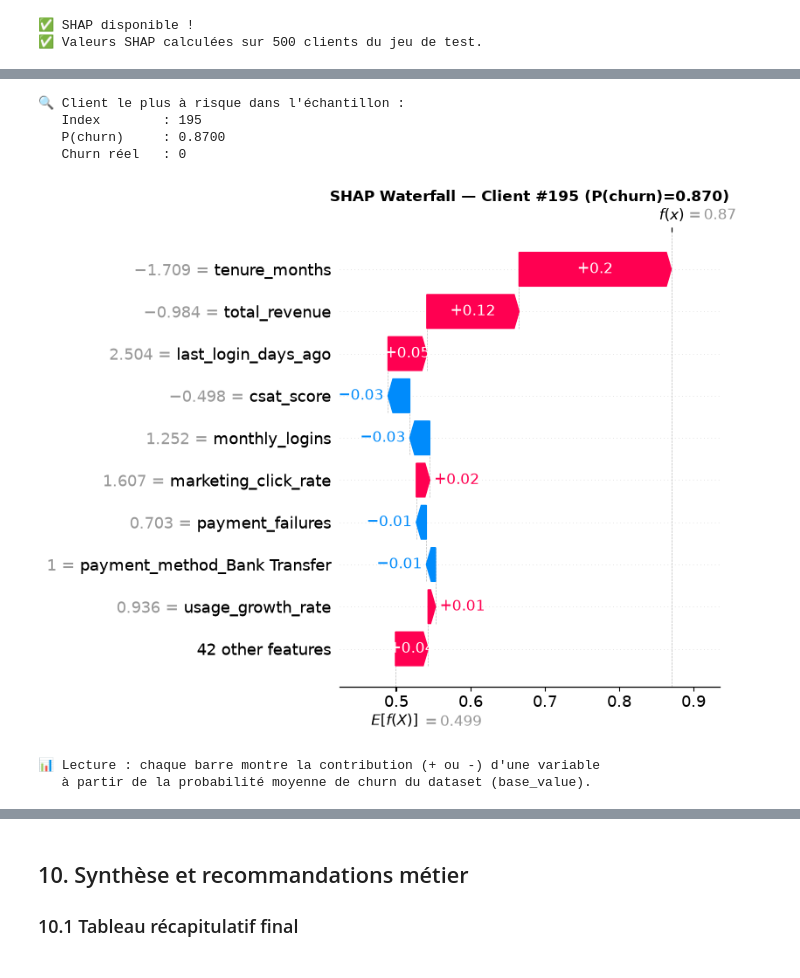
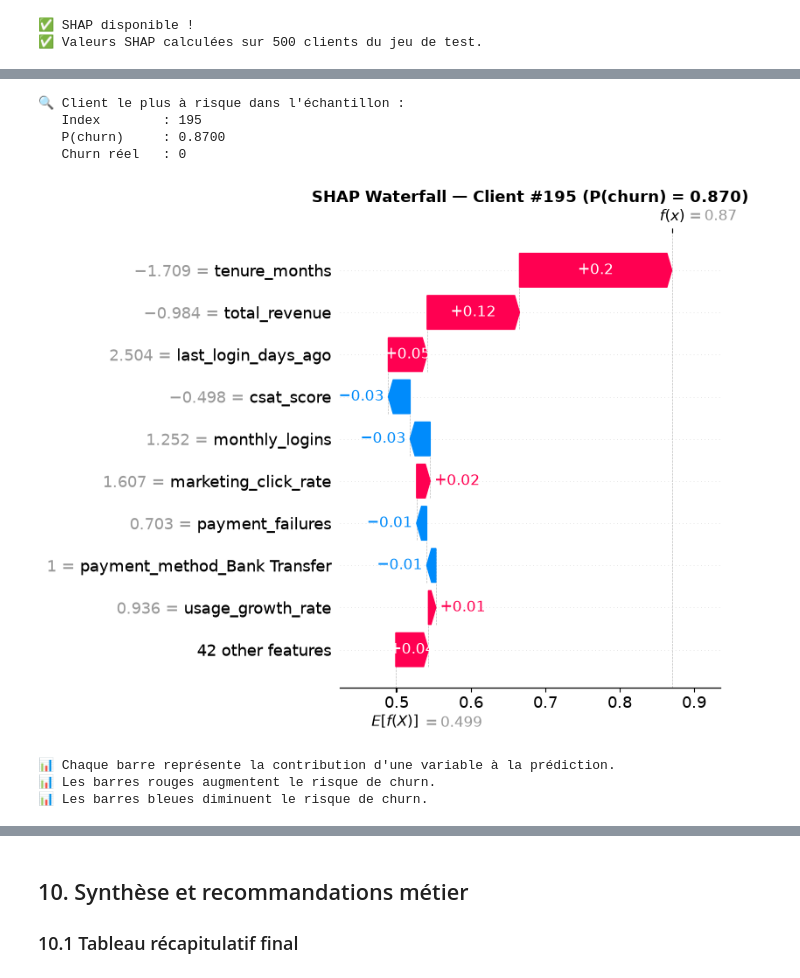
Before and after one commit to imensouidi/Customer-churn-ai, a Jupyter notebook: notebooks/04_Evaluation.ipynb, the cells around one changed output, grey strips where cells are left out. Drawn from its saved outputs; the diff is of its cells as text; code cells hidden in the pictures.

```diff
--- a/notebooks/04_Evaluation.ipynb
+++ b/notebooks/04_Evaluation.ipynb
@@ -705,8 +707,12 @@ if shap_ok:
     sample_size = min(500, X_test.shape[0])
     X_sample = X_test[:sample_size]
 
+    # Calcul des valeurs SHAP
     shap_values = explainer.shap_values(X_sample)
 
+    # Sélection de la classe positive (Churn = 1)
+    shap_values_class1 = shap_values[:, :, 1]
+
     print(f"✅ Valeurs SHAP calculées sur {sample_size} clients du jeu de test.")
 # %% [output]
 ✅ SHAP disponible !
@@ -777,38 +783,48 @@ if shap_ok:
 # %%
 if shap_ok:
-    # 9.3 Waterfall — explication locale pour un client à haut risque
+
+    # 9.3 Waterfall — Explication locale d'un client à haut risque
     y_proba_sample = best_model.predict_proba(X_sample)[:, 1]
-    high_risk_idx  = int(np.argmax(y_proba_sample))
+    high_risk_idx = np.argmax(y_proba_sample)
 
-    print(f'🔍 Client le plus à risque dans l\'échantillon :')
-    print(f'   Index        : {high_risk_idx}')
-    print(f'   P(churn)     : {y_proba_sample[high_risk_idx]:.4f}')
-    print(f'   Churn réel   : {int(y_test[high_risk_idx])}')
+    print("🔍 Client le plus à risque dans l'échantillon :")
+    print(f"   Index        : {high_risk_idx}")
+    print(f"   P(churn)     : {y_proba_sample[high_risk_idx]:.4f}")
+    print(f"   Churn réel   : {int(y_test[high_risk_idx])}")
 
-    # Extraction des valeurs SHAP pour la classe 1 (churn)
-    shap_vals_class1 = shap_values[:, :, 1] if shap_values.ndim == 3 else shap_values[1]
-    base_val_class1  = explainer.expected_value[1] if isinstance(explainer.expected_value, (list, np.ndarray)) else explainer.expected_value
+    # Valeur de base pour la classe Churn (1)
+    base_value = explainer.expected_value
+    if isinstance(base_value, (list, np.ndarray)):
+        base_value = base_value[1]
 
     shap.waterfall_plot(
         shap.Explanation(
-            values=shap_vals_class1[high_risk_idx],
-            base_values=base_val_class1,
+            values=shap_values_class1[high_risk_idx],
+            base_values=base_value,
             data=X_sample[high_risk_idx],
             feature_names=all_features
         ),
         show=False
     )
-    plt.title(f'SHAP Waterfall — Client #{high_risk_idx} (P(churn)={y_proba_sample[high_risk_idx]:.3f})',
-              fontweight='bold')
+
+    plt.title(
+        f"SHAP Waterfall — Client #{high_risk_idx} (P(churn) = {y_proba_sample[high_risk_idx]:.3f})",
+        fontsize=13,
+        fontweight="bold"
+    )
+
     plt.tight_layout()
     plt.show()
-    print('\n📊 Lecture : chaque barre montre la contribution (+ ou -) d\'une variable')
-    print('   à partir de la probabilité moyenne de churn du dataset (base_value).')
+
+    print("\n📊 Chaque barre représente la contribution d'une variable à la prédiction.")
+    print("📊 Les barres rouges augmentent le risque de churn.")
+    print("📊 Les barres bleues diminuent le risque de churn.")
 # %% [output]
 🔍 Client le plus à risque dans l'échantillon :
    Index        : 195
    P(churn)     : 0.8700
    Churn réel   : 0
-[figure, old version]
+[figure, new version]
-📊 Lecture : chaque barre montre la contribution (+ ou -) d'une variable
-   à partir de la probabilité moyenne de churn du dataset (base_value).
+📊 Chaque barre représente la contribution d'une variable à la prédiction.
+📊 Les barres rouges augmentent le risque de churn.
+📊 Les barres bleues diminuent le risque de churn.
```
Also changed, not shown: parts of 10 cells of this notebook, 10 other files.
